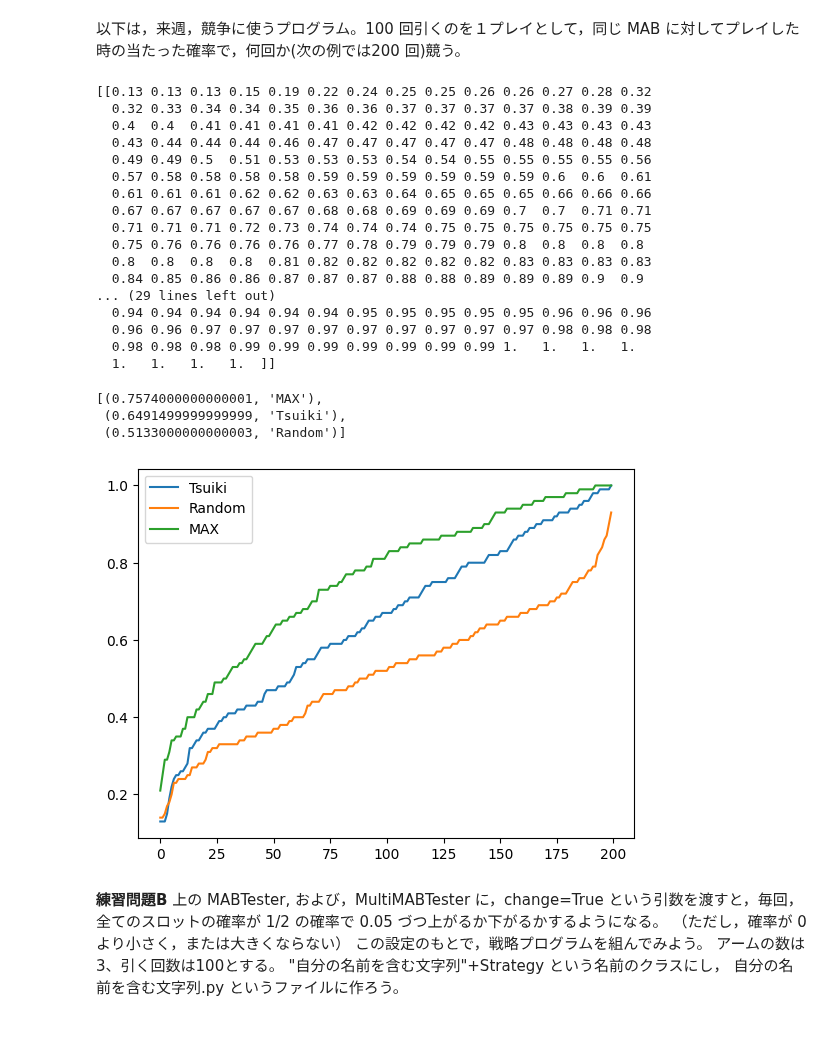
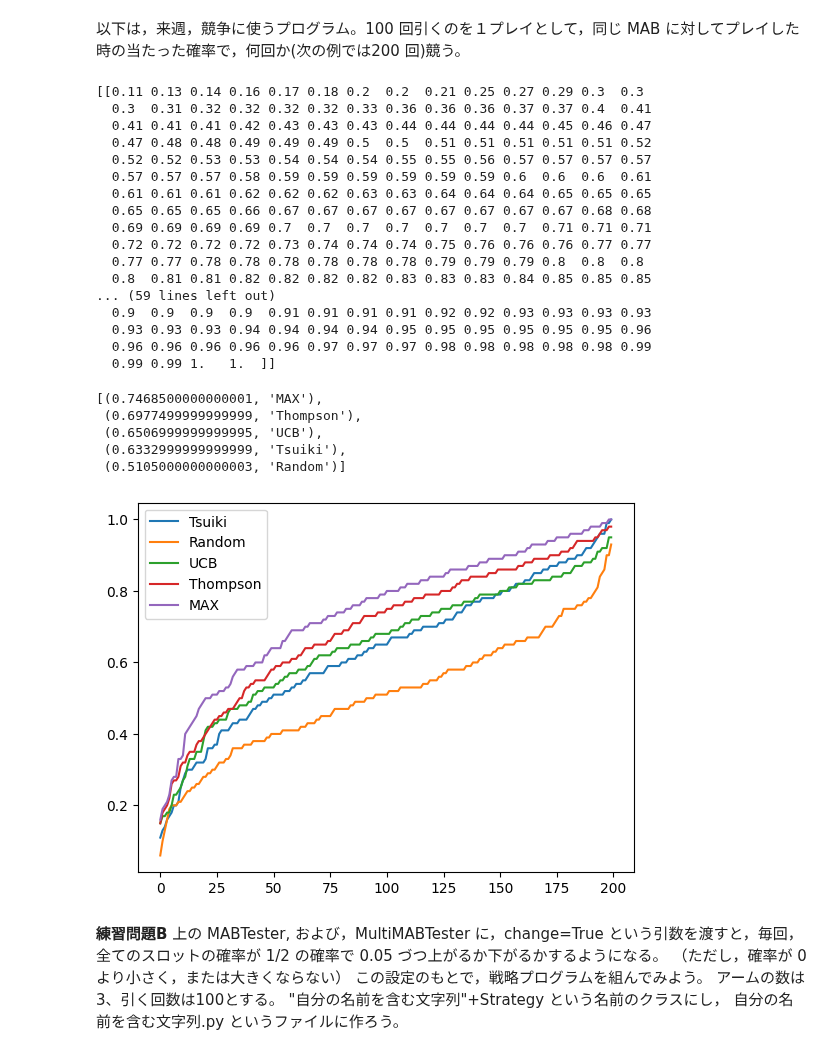
Before and after one commit to HidekiTsuiki/python, a Jupyter notebook: 10Bandit.ipynb, the cells around one changed output. Cells and saved outputs as stored; diff of their text form; code cells hidden in the pictures.

Commit message:
tsuiki

```diff
--- a/10Bandit.ipynb
+++ b/10Bandit.ipynb
@@ -248,3 +280,20 @@ for i in range(5):
+# %%
+class ThompsonStrategy:
+    def __init__(self):
+        self.total = [0]*3
+        self.atari = [0]*3
+
+    def learn(self, k, result):
+        self.total[k] += 1
+        self.atari[k] += result
+
+    def choice(self):
+        betas = [np.random.beta(self.atari[k]+1,self.total[k]-self.atari[k]+1) for k in range(3)]
+        return betas.index(max(betas))
+
+    def reset(self):
+        self.total = [0]*3
+        self.atari = [0]*3
 # %%
 import numpy as np
 
@@ -276,42 +325,44 @@ def MultiMABTester(n, strategyClasses, change=False):
     np.sort(ret)
     return ret
 # %%
-names = ["Tsuiki", "Random"]
+names = ["Tsuiki", "Random", "UCB", "Thompson"]
 numplay=200
-ret = MultiMABTester(numplay, [TsuikiStrategy,  RandomStrategy ])
+ret = MultiMABTester(numplay, [TsuikiStrategy,  RandomStrategy, UcbStrategy, ThompsonStrategy ])
 ret.sort(axis=1)
 print(ret)
 names.append("MAX")  # Tester は，最後に max の値を追加する
 %matplotlib inline
 import numpy as np
 import matplotlib.pyplot as plt
 fig, ax1 = plt.subplots()
 for i in range(len(names)):
     ax1.plot(ret[i], label=names[i])
 ax1.legend(loc='upper left')
 sorted(zip(map(lambda x: sum(x)/numplay,ret), names), reverse=True)
 # %% [output]
-[[0.13 0.13 0.13 0.15 0.19 0.22 0.24 0.25 0.25 0.26 0.26 0.27 0.28 0.32
-  0.32 0.33 0.34 0.34 0.35 0.36 0.36 0.37 0.37 0.37 0.37 0.38 0.39 0.39
-  0.4  0.4  0.41 0.41 0.41 0.41 0.42 0.42 0.42 0.42 0.43 0.43 0.43 0.43
-  0.43 0.44 0.44 0.44 0.46 0.47 0.47 0.47 0.47 0.47 0.48 0.48 0.48 0.48
-  0.49 0.49 0.5  0.51 0.53 0.53 0.53 0.54 0.54 0.55 0.55 0.55 0.55 0.56
-  0.57 0.58 0.58 0.58 0.58 0.59 0.59 0.59 0.59 0.59 0.59 0.6  0.6  0.61
-  0.61 0.61 0.61 0.62 0.62 0.63 0.63 0.64 0.65 0.65 0.65 0.66 0.66 0.66
-  0.67 0.67 0.67 0.67 0.67 0.68 0.68 0.69 0.69 0.69 0.7  0.7  0.71 0.71
-  0.71 0.71 0.71 0.72 0.73 0.74 0.74 0.74 0.75 0.75 0.75 0.75 0.75 0.75
-  0.75 0.76 0.76 0.76 0.76 0.77 0.78 0.79 0.79 0.79 0.8  0.8  0.8  0.8
-  0.8  0.8  0.8  0.8  0.81 0.82 0.82 0.82 0.82 0.82 0.83 0.83 0.83 0.83
-  0.84 0.85 0.86 0.86 0.87 0.87 0.87 0.88 0.88 0.89 0.89 0.89 0.9  0.9
-... (29 lines left out)
-  0.94 0.94 0.94 0.94 0.94 0.94 0.95 0.95 0.95 0.95 0.95 0.96 0.96 0.96
-  0.96 0.96 0.97 0.97 0.97 0.97 0.97 0.97 0.97 0.97 0.97 0.98 0.98 0.98
-  0.98 0.98 0.98 0.99 0.99 0.99 0.99 0.99 0.99 0.99 1.   1.   1.   1.
-  1.   1.   1.   1.  ]]
+[[0.11 0.13 0.14 0.16 0.17 0.18 0.2  0.2  0.21 0.25 0.27 0.29 0.3  0.3
+  0.3  0.31 0.32 0.32 0.32 0.32 0.33 0.36 0.36 0.36 0.37 0.37 0.4  0.41
+  0.41 0.41 0.41 0.42 0.43 0.43 0.43 0.44 0.44 0.44 0.44 0.45 0.46 0.47
+  0.47 0.48 0.48 0.49 0.49 0.49 0.5  0.5  0.51 0.51 0.51 0.51 0.51 0.52
+  0.52 0.52 0.53 0.53 0.54 0.54 0.54 0.55 0.55 0.56 0.57 0.57 0.57 0.57
+  0.57 0.57 0.57 0.58 0.59 0.59 0.59 0.59 0.59 0.59 0.6  0.6  0.6  0.61
+  0.61 0.61 0.61 0.62 0.62 0.62 0.63 0.63 0.64 0.64 0.64 0.65 0.65 0.65
+  0.65 0.65 0.65 0.66 0.67 0.67 0.67 0.67 0.67 0.67 0.67 0.67 0.68 0.68
+  0.69 0.69 0.69 0.69 0.7  0.7  0.7  0.7  0.7  0.7  0.7  0.71 0.71 0.71
+  0.72 0.72 0.72 0.72 0.73 0.74 0.74 0.74 0.75 0.76 0.76 0.76 0.77 0.77
+  0.77 0.77 0.78 0.78 0.78 0.78 0.78 0.78 0.79 0.79 0.79 0.8  0.8  0.8
+  0.8  0.81 0.81 0.82 0.82 0.82 0.82 0.83 0.83 0.83 0.84 0.85 0.85 0.85
+... (59 lines left out)
+  0.9  0.9  0.9  0.9  0.91 0.91 0.91 0.91 0.92 0.92 0.93 0.93 0.93 0.93
+  0.93 0.93 0.93 0.94 0.94 0.94 0.94 0.95 0.95 0.95 0.95 0.95 0.95 0.96
+  0.96 0.96 0.96 0.96 0.96 0.97 0.97 0.97 0.98 0.98 0.98 0.98 0.98 0.99
+  0.99 0.99 1.   1.  ]]
-[(0.7574000000000001, 'MAX'),
- (0.6491499999999999, 'Tsuiki'),
- (0.5133000000000003, 'Random')]
+[(0.7468500000000001, 'MAX'),
+ (0.6977499999999999, 'Thompson'),
+ (0.6506999999999995, 'UCB'),
+ (0.6332999999999999, 'Tsuiki'),
+ (0.5105000000000003, 'Random')]
-[figure, old version]
+[figure, new version]
 # %% [markdown]
 **練習問題B** 上の MABTester, および，MultiMABTester に，change=True という引数を渡すと，毎回，全てのスロットの確率が 1/2 の確率で 0.05 づつ上がるか下がるかするようになる。
 （ただし，確率が 0 より小さく，または大きくならない）
```
Also changed, not shown: parts of 9 cells of this notebook, 2 other files.
